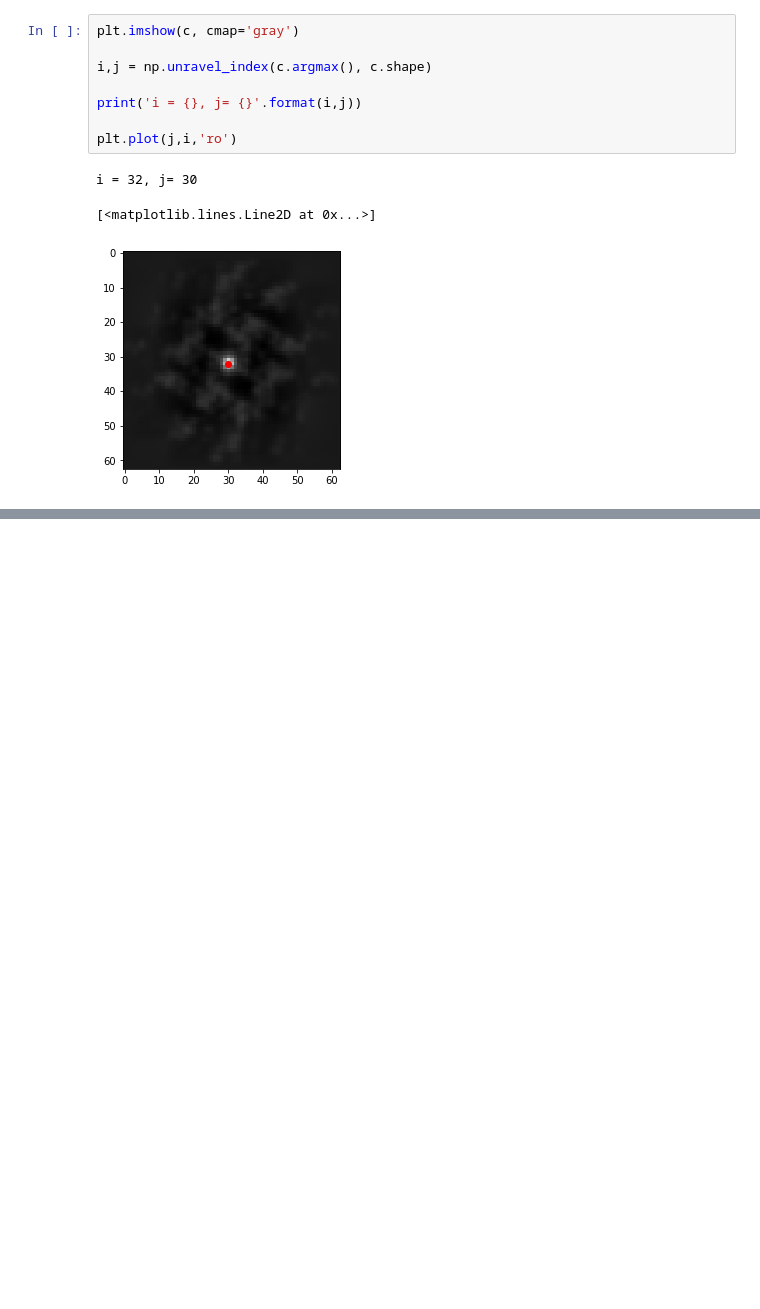
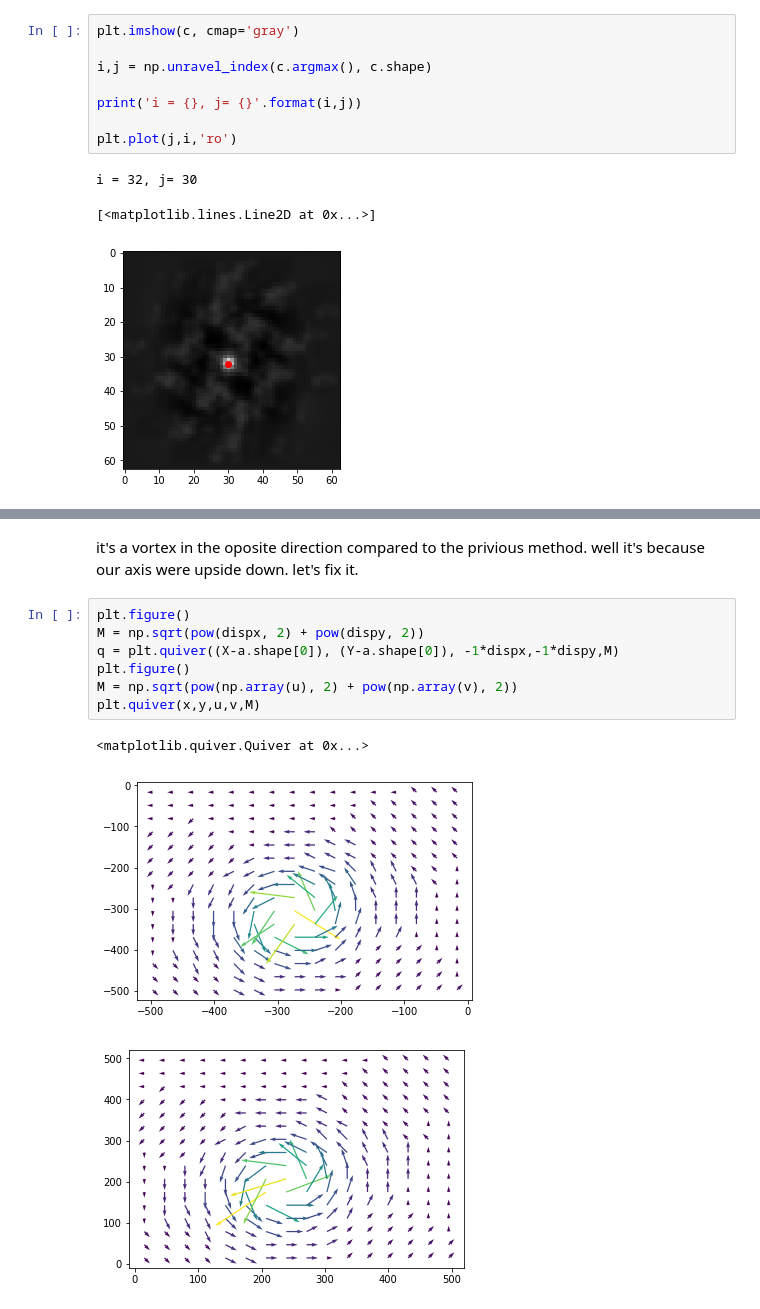
Before and after one commit to liorshig/OpenLearningPIV, a Jupyter notebook: exercises/ex1_correlate_img/piv_sum_VS_crosscorrelation_VS_FFT.ipynb, the cells around one changed output, grey strips where cells are left out. Drawn from its saved outputs; the diff is of its cells as text; blank space fills up the shorter version.

```diff
--- a/exercises/ex1_correlate_img/piv_sum_VS_crosscorrelation_VS_FFT.ipynb
+++ b/exercises/ex1_correlate_img/piv_sum_VS_crosscorrelation_VS_FFT.ipynb
@@ -188,0 +185,13 @@ array([0., 0., 0., 1., 1., 1., 1., 1., 1., 2., 2., 2., 2., 1., 1., 1.])
+# %% [markdown]
+it's a vortex in the oposite direction compared to the privious method. well it's because our axis were upside down. let's fix it.
+# %%
+plt.figure()
+M = np.sqrt(pow(dispx, 2) + pow(dispy, 2))
+q = plt.quiver((X-a.shape[0]), (Y-a.shape[0]), -1*dispx,-1*dispy,M)
+plt.figure()
+M = np.sqrt(pow(np.array(u), 2) + pow(np.array(v), 2))
+plt.quiver(x,y,u,v,M)
+# %% [output]
+<matplotlib.quiver.Quiver at 0x...>
+[figure, added]
+[figure, added]
```
Also changed, not shown: parts of 4 cells of this notebook, 1 other file.
